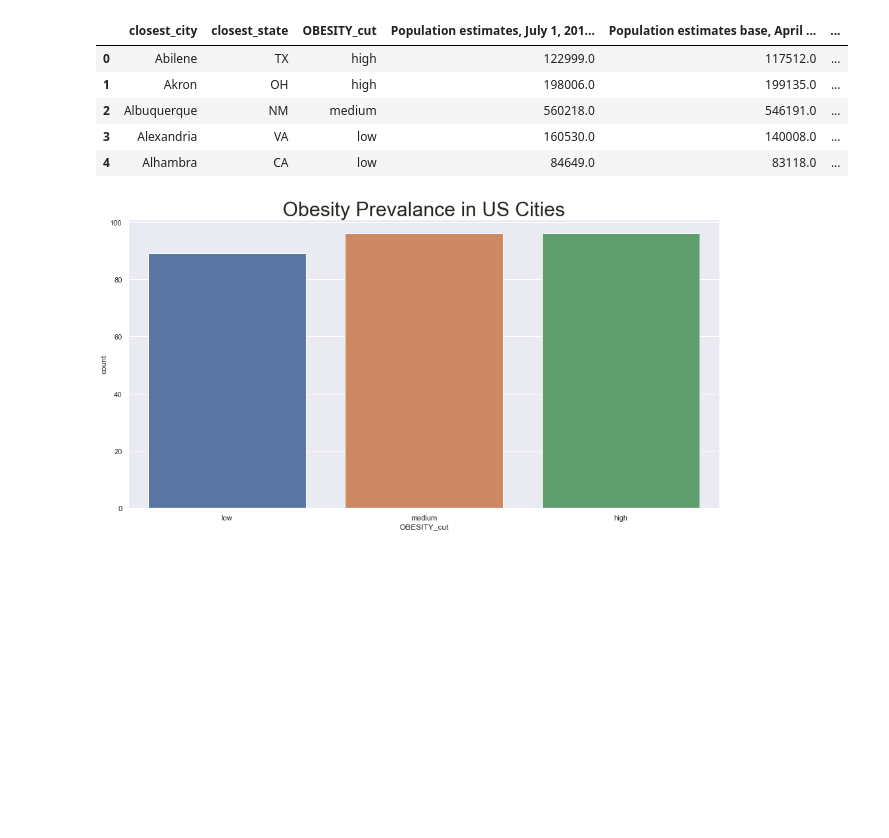
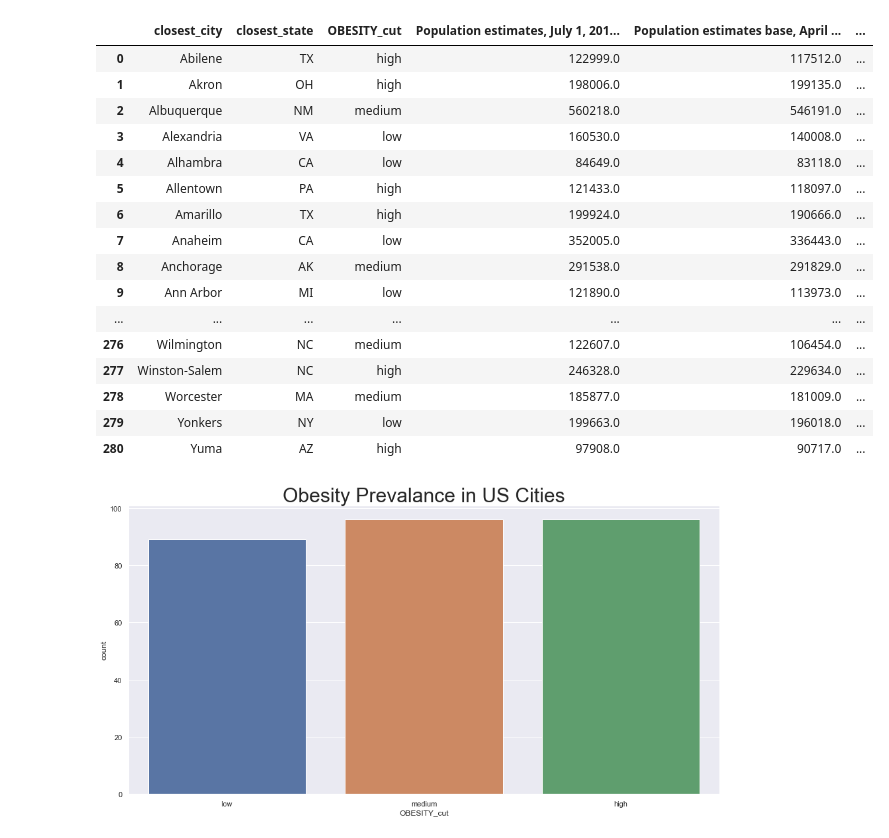
Before and after one commit to vinhttran/fad_diets_prediction, a Jupyter notebook: prediction_classifier.ipynb, the cells around one changed output. Drawn from its saved outputs; the diff is of its cells as text; code cells hidden in the pictures; blank space fills up the shorter version.

```diff
--- a/prediction_classifier.ipynb
+++ b/prediction_classifier.ipynb
@@ -67,14 +71,25 @@ df = pd.merge(sentiment_df2,
                        right_on=('closest_city','closest_state'),
                        indicator = True)
 # %%
-df.head()
+df
 # %% [output]
 |  | closest_city | closest_state | OBESITY_cut | Population estimates, July 1, 201... | Population estimates base, April ... | ... |
 | 0 | Abilene | TX | high | 122999.0 | 117512.0 | ... |
 | 1 | Akron | OH | high | 198006.0 | 199135.0 | ... |
 | 2 | Albuquerque | NM | medium | 560218.0 | 546191.0 | ... |
 | 3 | Alexandria | VA | low | 160530.0 | 140008.0 | ... |
 | 4 | Alhambra | CA | low | 84649.0 | 83118.0 | ... |
+| 5 | Allentown | PA | high | 121433.0 | 118097.0 | ... |
+| 6 | Amarillo | TX | high | 199924.0 | 190666.0 | ... |
+| 7 | Anaheim | CA | low | 352005.0 | 336443.0 | ... |
+| 8 | Anchorage | AK | medium | 291538.0 | 291829.0 | ... |
+| 9 | Ann Arbor | MI | low | 121890.0 | 113973.0 | ... |
+| ... | ... | ... | ... | ... | ... | ... |
+| 276 | Wilmington | NC | medium | 122607.0 | 106454.0 | ... |
+| 277 | Winston-Salem | NC | high | 246328.0 | 229634.0 | ... |
+| 278 | Worcester | MA | medium | 185877.0 | 181009.0 | ... |
+| 279 | Yonkers | NY | low | 199663.0 | 196018.0 | ... |
+| 280 | Yuma | AZ | high | 97908.0 | 90717.0 | ... |
 # %%
 #See result of binning
 sns.set_context(font_scale=20)
```
Also changed, not shown: parts of 35 cells of this notebook, 4 other files.
